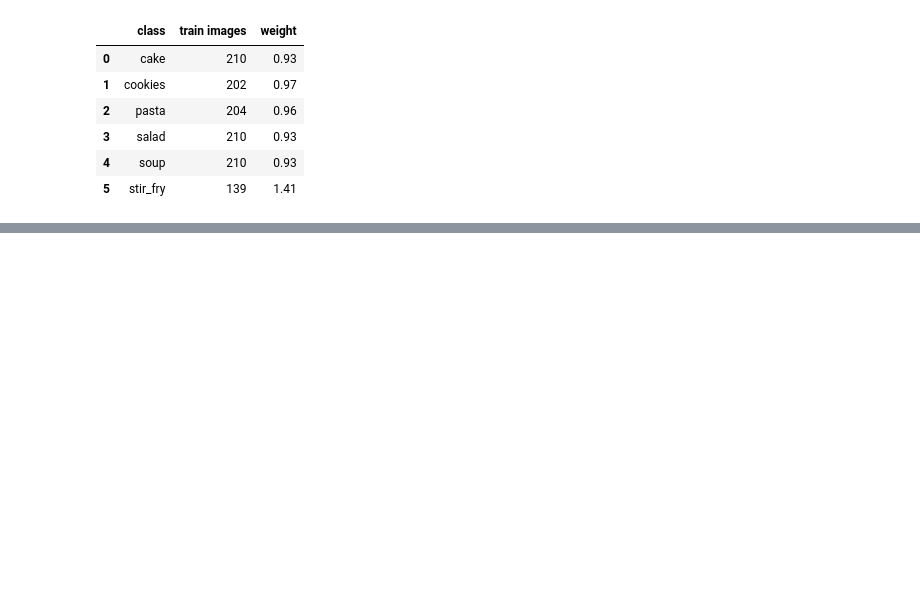
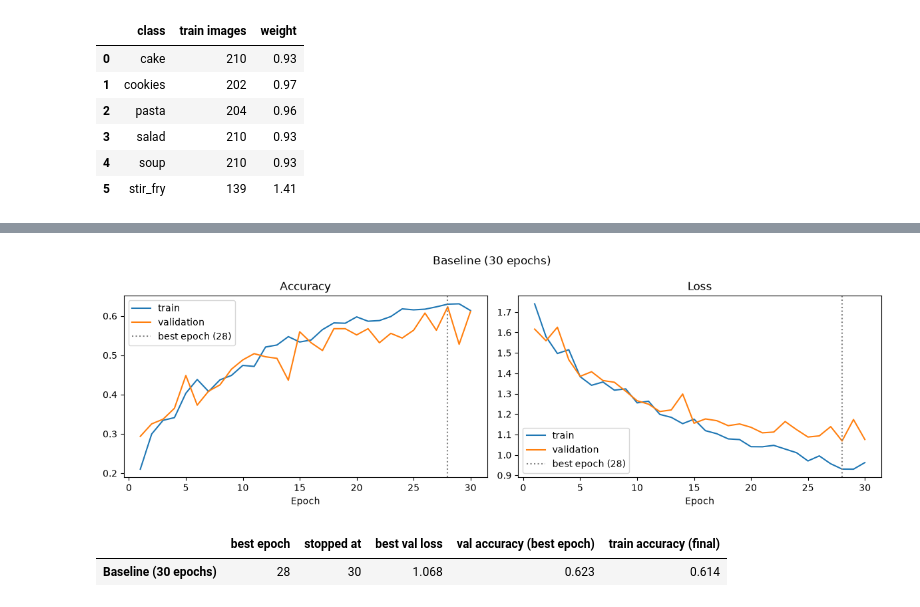
Before and after one commit to demilade-akin/food-classifier, a Jupyter notebook: food_classifier.ipynb, the cells around one changed output, grey strips where cells are left out. Cells and saved outputs as stored; diff of their text form; code cells hidden in the pictures; blank space fills up the shorter version.

```diff
--- a/food_classifier.ipynb
+++ b/food_classifier.ipynb
@@ -305,0 +288,25 @@ _To do._
+# %%
+def build_cnn(name, batch_norm=False, augment=False):
+    tf.keras.utils.set_random_seed(SEED)
+    model = tf.keras.Sequential(name=name)
+    model.add(tf.keras.Input(shape=INPUT_SHAPE))
+    if augment:
+        model.add(augmentation)  # before rescaling: the layers expect pixels from 0 to 255
+    model.add(layers.Rescaling(1 / 255))
+
+    for filters in [32, 64, 128, 256]:
+        if batch_norm:
+            model.add(layers.Conv2D(filters, (3, 3)))
+            model.add(layers.BatchNormalization(momentum=0.9))  # default 0.99 left validation stuck at chance
+            model.add(layers.ReLU())
+        else:
+            model.add(layers.Conv2D(filters, (3, 3), activation="relu"))
+        model.add(layers.MaxPooling2D())
+
+    model.add(layers.GlobalAveragePooling2D())
+    model.add(layers.Dropout(0.5))
+    model.add(layers.Dense(NUM_CLASSES))
+    return model
+
+
+build_cnn("cnn").summary(print_fn=print)
@@ -305,0 +336,3 @@ _To do._
+# %%
+cnn_30 = build_cnn("cnn_30")
+hist_cnn_30 = train(cnn_30)
@@ -305,0 +357,7 @@ _To do._
+# %%
+plot_curves(hist_cnn_30, "Baseline (30 epochs)")
+summarize_runs({"Baseline (30 epochs)": hist_cnn_30})
+# %% [output]
+[figure, added]
+|  | best epoch | stopped at | best val loss | val accuracy (best epoch) | train accuracy (final) |
+| Baseline (30 epochs) | 28 | 30 | 1.068 | 0.623 | 0.614 |
```
Also changed, not shown: parts of 51 cells of this notebook, 5 other files.
